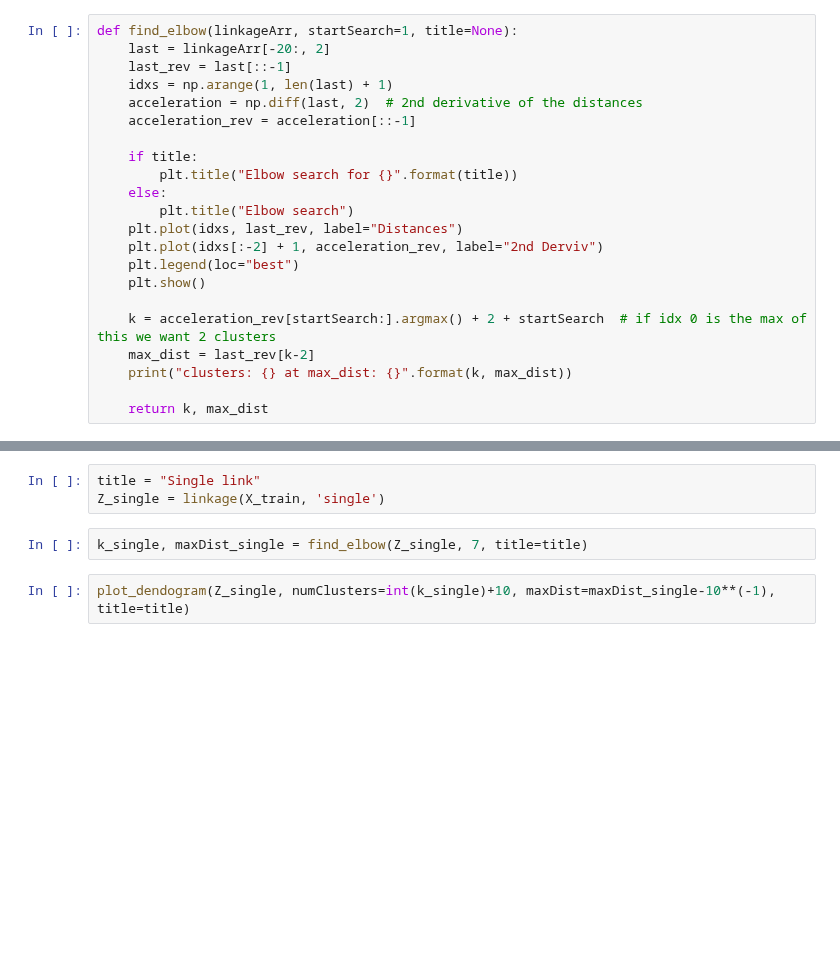
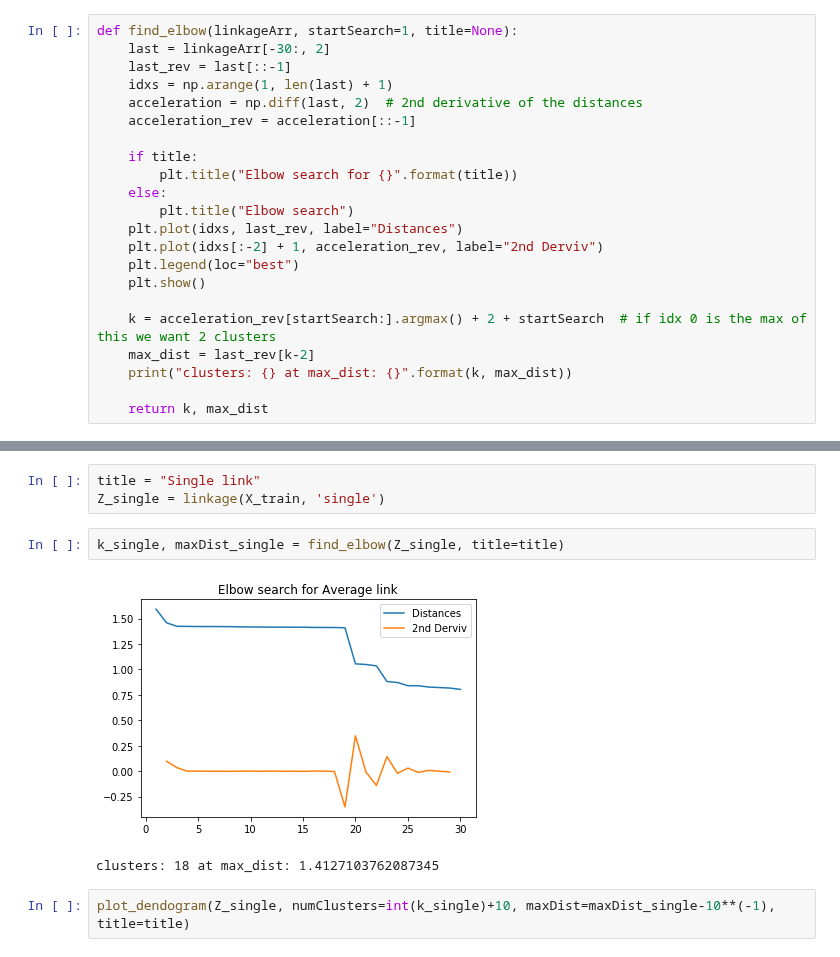
Before and after one commit to limxuanyu127/Soccer-Player-Attributes-Comparison, a Jupyter notebook: fifa_similarity_search/Clustering/Clustering Preliminary.ipynb, the cells around one changed output, grey strips where cells are left out. Cells and saved outputs as stored; diff of their text form; blank space fills up the shorter version.

```diff
--- a/fifa_similarity_search/Clustering/Clustering Preliminary.ipynb
+++ b/fifa_similarity_search/Clustering/Clustering Preliminary.ipynb
@@ -195,7 +228,7 @@ from scipy.cluster.hierarchy import dendrogram, linkage
 from sklearn.cluster import AgglomerativeClustering
 # %%
 def find_elbow(linkageArr, startSearch=1, title=None):
-    last = linkageArr[-20:, 2]
+    last = linkageArr[-30:, 2]
     last_rev = last[::-1]
     idxs = np.arange(1, len(last) + 1)
     acceleration = np.diff(last, 2)  # 2nd derivative of the distances
@@ -293,7 +326,10 @@ aggClustering_df.sort_values('Silhouette Score', ascending=False)
 title = "Single link"
 Z_single = linkage(X_train, 'single')
 # %%
-k_single, maxDist_single = find_elbow(Z_single, 7, title=title)
+k_single, maxDist_single = find_elbow(Z_single, title=title)
+# %% [output]
+[figure, added]
+clusters: 18 at max_dist: 1.4127103762087345
 # %%
 plot_dendogram(Z_single, numClusters=int(k_single)+10, maxDist=maxDist_single-10**(-1), title=title)
 # %%
```
Also changed, not shown: parts of 6 cells of this notebook.
